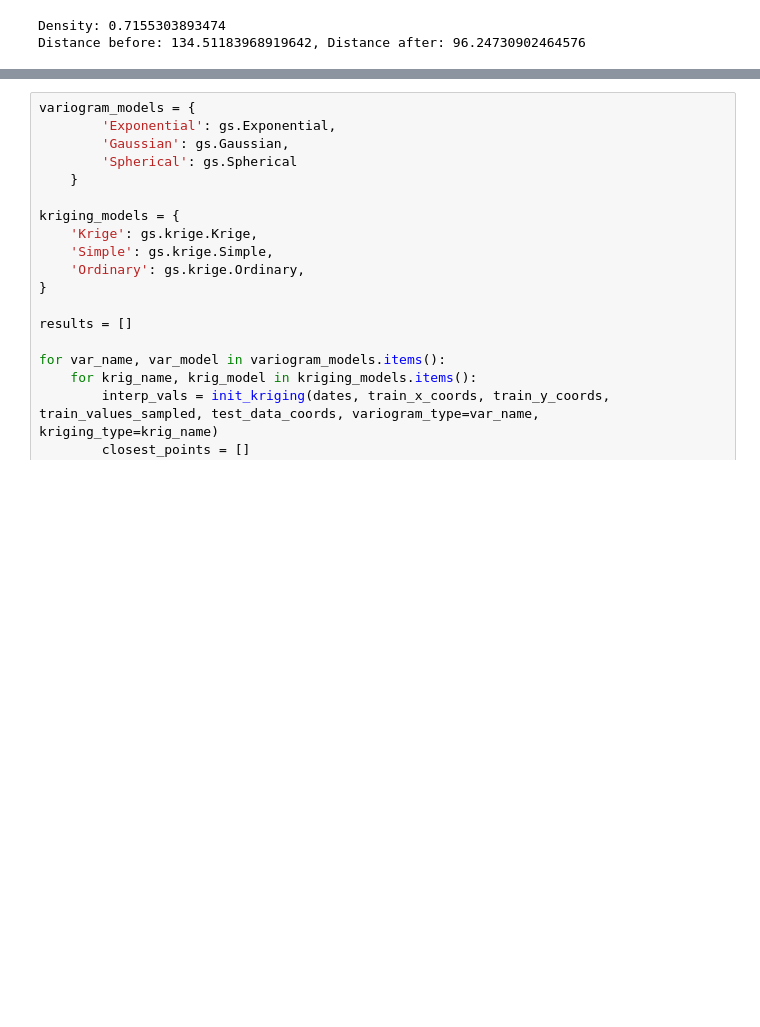
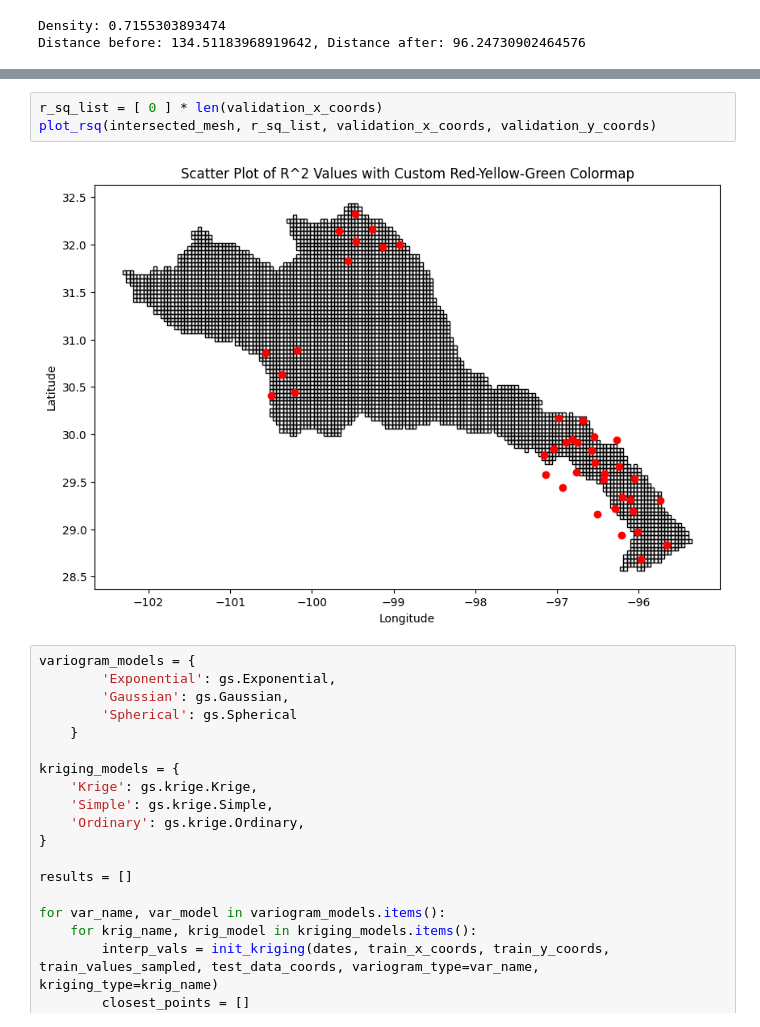
Before and after one commit to GEM-TAMU/LCRA-Interpolation, a Jupyter notebook: interpolation.ipynb, the cells around one changed output, grey strips where cells are left out. Cells and saved outputs as stored; diff of their text form; blank space fills up the shorter version.

```diff
--- a/interpolation.ipynb
+++ b/interpolation.ipynb
@@ -533,3 +536,8 @@ Distance before: 134.51183968919642, Distance after: 96.24730902464576
+# %%
+r_sq_list = [ 0 ] * len(validation_x_coords)
+plot_rsq(intersected_mesh, r_sq_list, validation_x_coords, validation_y_coords)
+# %% [output]
+[figure, added]
 # %%
 variogram_models = {
         'Exponential': gs.Exponential,
```
Also changed, not shown: parts of 2 cells of this notebook.
